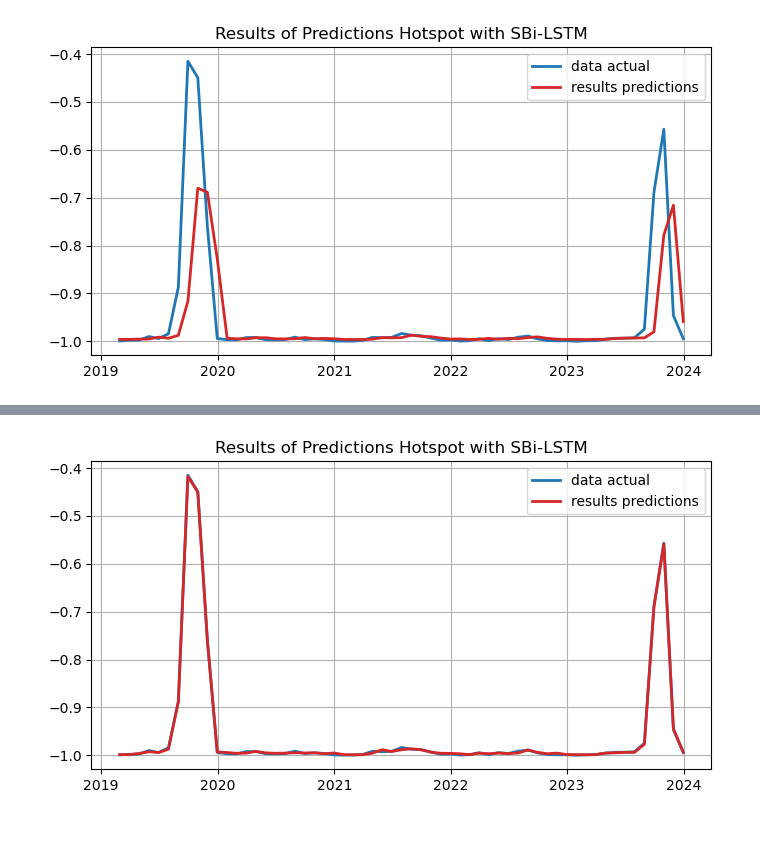
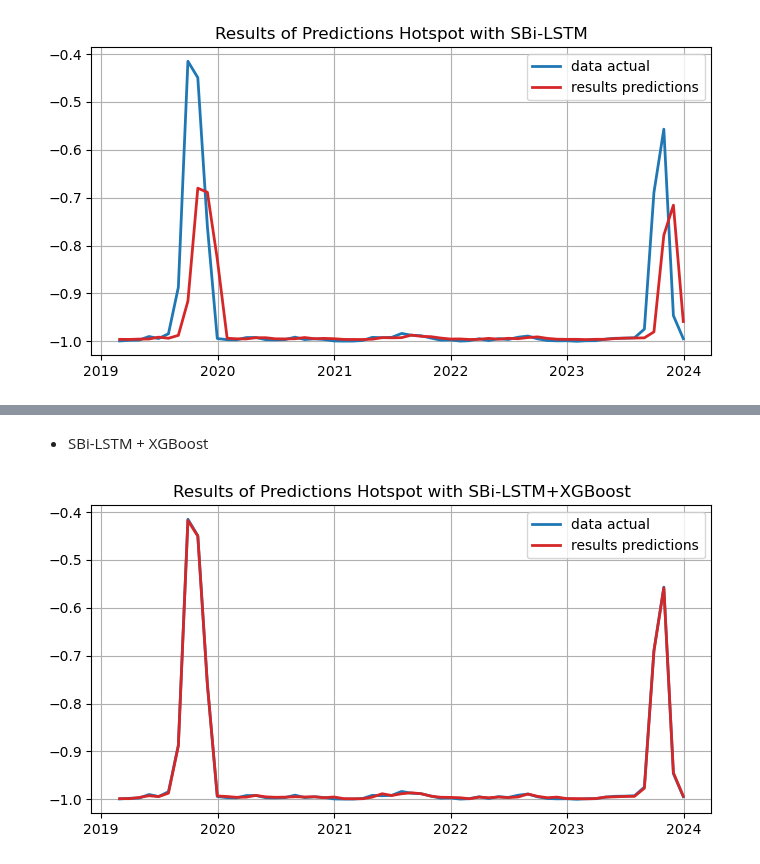
Before and after one commit to kusin/2024_BOPTN_Hopsot, a Jupyter notebook: M1.ipynb, the cells around one changed output, grey strips where cells are left out. Saved outputs shown, nothing was run; the diff lists cells and outputs as text; code cells hidden in the pictures; blank space fills up the shorter version.

```diff
--- a/M1.ipynb
+++ b/M1.ipynb
@@ -84,6 +87,7 @@ print(x_test.shape, y_test.shape)
 # %%
 # call models LSTM
-model = get_lstm(
+lstm_model = get_models(
+  algorithm="SBi-LSTM",
   timestep=x_train.shape[1],
   activation="selu",
   dropout=0.25,
@@ -91,8 +95,8 @@ model = get_lstm(
 )
 # %%
 # compile models
-history, predictions = get_predictions(
-  model=model,
+lstm_history, lstm_predictions = get_predictions(
+  model=lstm_model,
   x_train=x_train, y_train=y_train,
   x_test=x_test, y_test=y_test,
   batch_size=8, epochs=1500
@@ -146,10 +143,19 @@ boosted_predictions = predictions[:, 0] + xgb_predictions
+# %% [markdown]
+- SBi-LSTM + XGBoost
+# %%
+# call models XGBoost
+xgb_predictions = get_XGBoost(
+  xtrue=x_test,
+  ytrue=y_test,
+  ypred=lstm_predictions
+)
 # %%
 # show result predictions
 lineplot4(
   date=np.array(dataset["acq_date"].iloc[len(y_train)+2:]),
   ytrue=y_test,
-  ypred=boosted_predictions,
-  title="Results of Predictions Hotspot with SBi-LSTM"
+  ypred=xgb_predictions,
+  title="Results of Predictions Hotspot with SBi-LSTM+XGBoost"
 )
 # %% [output]
-[figure, old version]
+[figure, new version]
```
Also changed, not shown: parts of 16 cells of this notebook, 3 other files.
